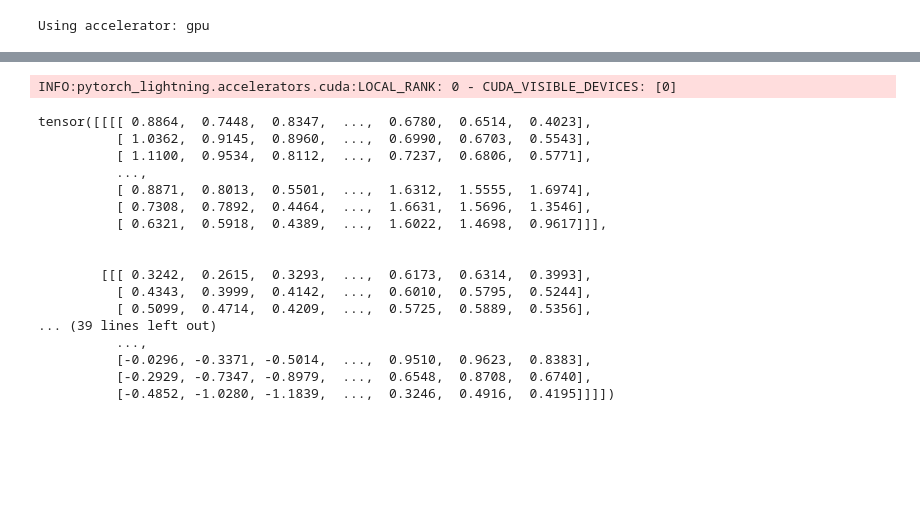
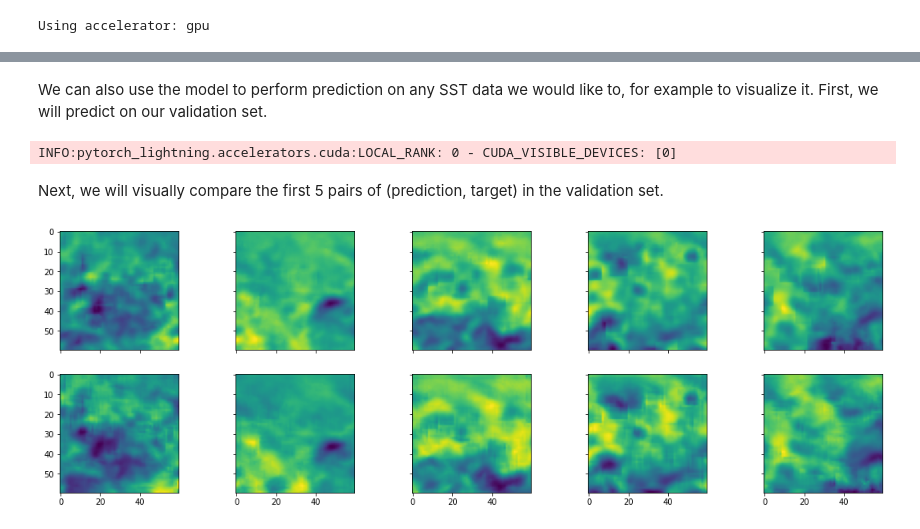
Before and after one commit to salvaRC/GCC2022-climate-machine-learning-workshop, a Jupyter notebook: GCC-Climate-ML-workshop.ipynb, the cells around one changed output, grey strips where cells are left out. Saved outputs shown, nothing was run; the diff lists cells and outputs as text; code cells hidden in the pictures; blank space fills up the shorter version.

```diff
--- a/GCC-Climate-ML-workshop.ipynb
+++ b/GCC-Climate-ML-workshop.ipynb
@@ -441,26 +463,26 @@ Find logs at: ./wandb/run-20221027_061333-4e6ksfat/logs
+# %% [markdown]
+We can also use the model to perform prediction on any SST data we would like to, for example to visualize it. First, we will predict on our validation set.
 # %%
-val_results = trainer.predict(model, dataloaders=datamodule.val_dataloader())
+dataloader_to_predict = datamodule.val_dataloader()
+val_results = trainer.predict(model, dataloaders=dataloader_to_predict)
 # val_results will be a list, where each entry consists of corresponding preds and targets stored in a dictionary
 # E.g. access the third batch of predictions with val_results[2]['preds']
 # %% [output]
 INFO:pytorch_lightning.accelerators.cuda:LOCAL_RANK: 0 - CUDA_VISIBLE_DEVICES: [0]
+# %% [markdown]
+Next, we will visually compare the first 5 pairs of (prediction, target) in the validation set.
 # %%
-val_results[0]['preds']
+import matplotlib.pyplot as plt
+n_samples = 5
+# Plot the first 5 predictions:
+# First row: Targets (ground truth)
+# Second row: predictions of the trained ConvNet
+fig, axs = plt.subplots(2, 5, figsize=(19, 6), sharey=True, sharex=True)
+for i in range(n_samples):
+  truth = val_results[0]['targets'][i, ...].squeeze()
+  preds = val_results[0]['preds'][i, ...].squeeze()
+
+  axs[0, i].imshow(truth)
+  axs[1, i].imshow(preds)
 # %% [output]
-tensor([[[[ 0.8864,  0.7448,  0.8347,  ...,  0.6780,  0.6514,  0.4023],
-          [ 1.0362,  0.9145,  0.8960,  ...,  0.6990,  0.6703,  0.5543],
-          [ 1.1100,  0.9534,  0.8112,  ...,  0.7237,  0.6806,  0.5771],
-          ...,
-          [ 0.8871,  0.8013,  0.5501,  ...,  1.6312,  1.5555,  1.6974],
-          [ 0.7308,  0.7892,  0.4464,  ...,  1.6631,  1.5696,  1.3546],
-          [ 0.6321,  0.5918,  0.4389,  ...,  1.6022,  1.4698,  0.9617]]],
-
-
-        [[[ 0.3242,  0.2615,  0.3293,  ...,  0.6173,  0.6314,  0.3993],
-          [ 0.4343,  0.3999,  0.4142,  ...,  0.6010,  0.5795,  0.5244],
-          [ 0.5099,  0.4714,  0.4209,  ...,  0.5725,  0.5889,  0.5356],
-... (39 lines left out)
-          ...,
-          [-0.0296, -0.3371, -0.5014,  ...,  0.9510,  0.9623,  0.8383],
-          [-0.2929, -0.7347, -0.8979,  ...,  0.6548,  0.8708,  0.6740],
-          [-0.4852, -1.0280, -1.1839,  ...,  0.3246,  0.4916,  0.4195]]]])
+[figure, added]
```
Also changed, not shown: parts of 23 cells of this notebook.
